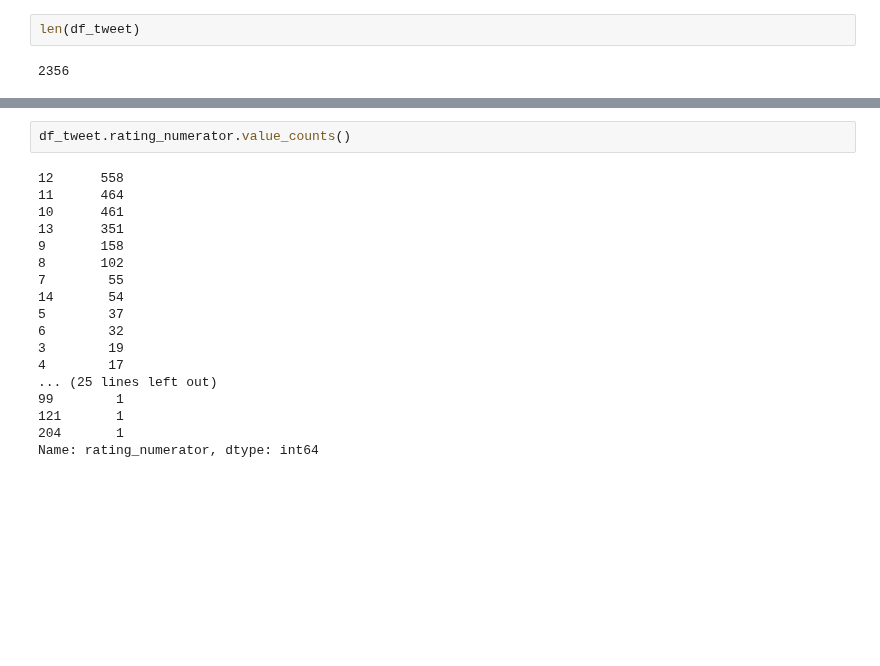
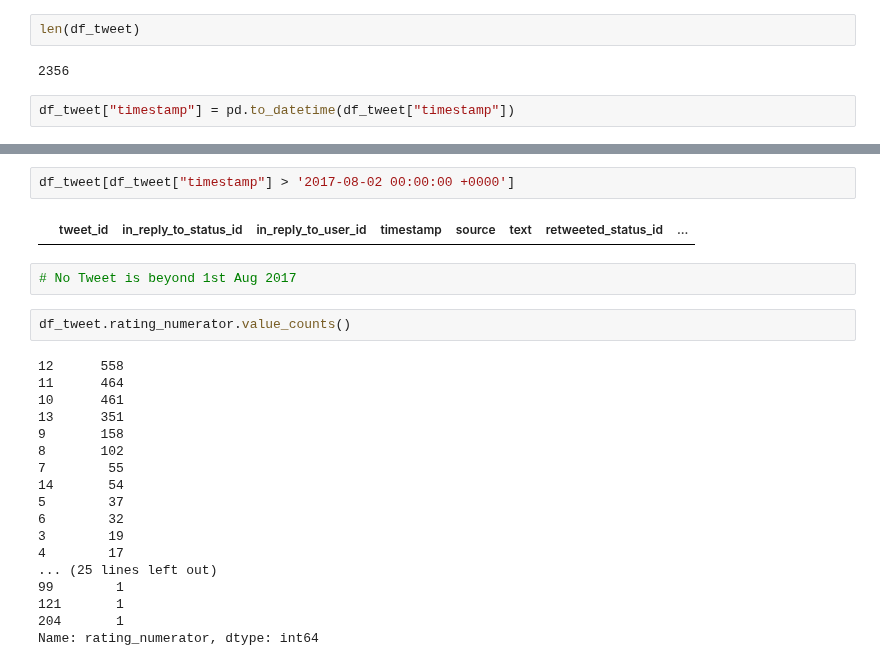
Before and after one commit to abhiksark/Udacity-DataAnalyst-Nanodegree, a Jupyter notebook: twitter/twitter_wrangle.ipynb, the cells around one changed output, grey strips where cells are left out. Drawn from its saved outputs; the diff is of its cells as text; blank space fills up the shorter version.

```diff
--- a/twitter/twitter_wrangle.ipynb
+++ b/twitter/twitter_wrangle.ipynb
@@ -63,3 +81,5 @@ dtype: float64
 len(df_tweet)
 # %% [output]
 2356
+# %%
+df_tweet["timestamp"] = pd.to_datetime(df_tweet["timestamp"])
@@ -66,3 +106,9 @@ len(df_tweet)
+# %%
+df_tweet[df_tweet["timestamp"] > '2017-08-02 00:00:00 +0000']
+# %% [output]
+|  | tweet_id | in_reply_to_status_id | in_reply_to_user_id | timestamp | source | text | retweeted_status_id | ... |
+# %%
+# No Tweet is beyond 1st Aug 2017
 # %%
 df_tweet.rating_numerator.value_counts()
 # %% [output]
```
Also changed, not shown: parts of 2 cells of this notebook.
